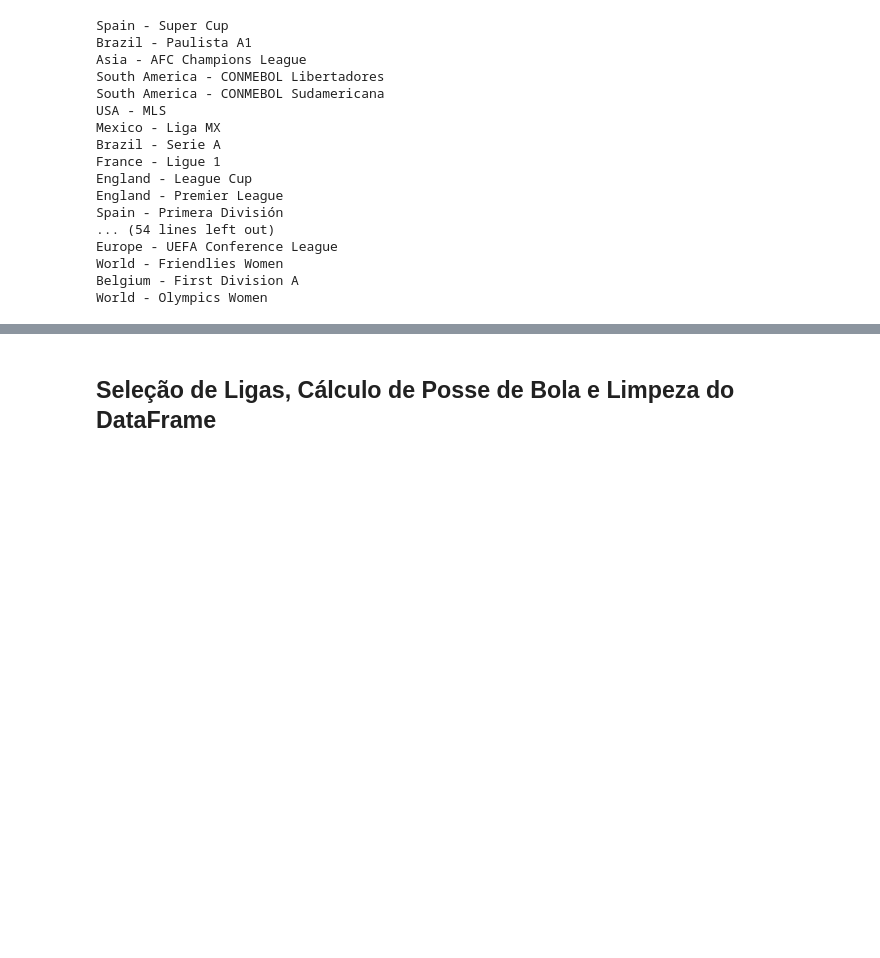
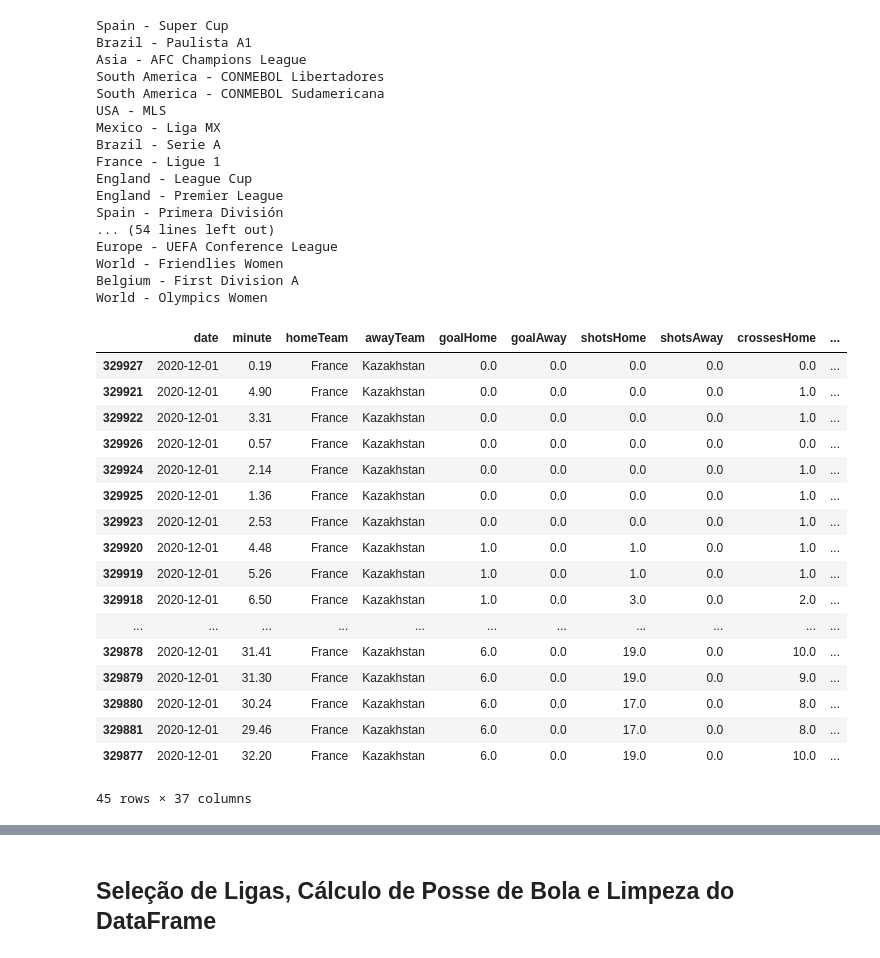
Before and after one commit to nathancarlos22/eo-fut-live, a Jupyter notebook: src/balanceando e tratando.ipynb, the cells around one changed output, grey strips where cells are left out. Cells and saved outputs as stored; diff of their text form; code cells hidden in the pictures; blank space fills up the shorter version.

```diff
--- a/src/balanceando e tratando.ipynb
+++ b/src/balanceando e tratando.ipynb
@@ -152,3 +152,24 @@ Belgium - First Division A
 World - Olympics Women
 # %%
 df_ht = df.copy()
+# %%
+df_ht[(df_ht['homeTeam']== 'France') & (df_ht['awayTeam']== 'Kazakhstan')].sort_values(by='goalHome').head(45)
+# %% [output]
+|  | date | minute | homeTeam | awayTeam | goalHome | goalAway | shotsHome | shotsAway | crossesHome | ... |
+| 329927 | 2020-12-01 | 0.19 | France | Kazakhstan | 0.0 | 0.0 | 0.0 | 0.0 | 0.0 | ... |
+| 329921 | 2020-12-01 | 4.90 | France | Kazakhstan | 0.0 | 0.0 | 0.0 | 0.0 | 1.0 | ... |
+| 329922 | 2020-12-01 | 3.31 | France | Kazakhstan | 0.0 | 0.0 | 0.0 | 0.0 | 1.0 | ... |
+| 329926 | 2020-12-01 | 0.57 | France | Kazakhstan | 0.0 | 0.0 | 0.0 | 0.0 | 0.0 | ... |
+| 329924 | 2020-12-01 | 2.14 | France | Kazakhstan | 0.0 | 0.0 | 0.0 | 0.0 | 1.0 | ... |
+| 329925 | 2020-12-01 | 1.36 | France | Kazakhstan | 0.0 | 0.0 | 0.0 | 0.0 | 1.0 | ... |
+| 329923 | 2020-12-01 | 2.53 | France | Kazakhstan | 0.0 | 0.0 | 0.0 | 0.0 | 1.0 | ... |
+| 329920 | 2020-12-01 | 4.48 | France | Kazakhstan | 1.0 | 0.0 | 1.0 | 0.0 | 1.0 | ... |
+| 329919 | 2020-12-01 | 5.26 | France | Kazakhstan | 1.0 | 0.0 | 1.0 | 0.0 | 1.0 | ... |
+| 329918 | 2020-12-01 | 6.50 | France | Kazakhstan | 1.0 | 0.0 | 3.0 | 0.0 | 2.0 | ... |
+| ... | ... | ... | ... | ... | ... | ... | ... | ... | ... | ... |
+| 329878 | 2020-12-01 | 31.41 | France | Kazakhstan | 6.0 | 0.0 | 19.0 | 0.0 | 10.0 | ... |
+| 329879 | 2020-12-01 | 31.30 | France | Kazakhstan | 6.0 | 0.0 | 19.0 | 0.0 | 9.0 | ... |
+| 329880 | 2020-12-01 | 30.24 | France | Kazakhstan | 6.0 | 0.0 | 17.0 | 0.0 | 8.0 | ... |
+| 329881 | 2020-12-01 | 29.46 | France | Kazakhstan | 6.0 | 0.0 | 17.0 | 0.0 | 8.0 | ... |
+| 329877 | 2020-12-01 | 32.20 | France | Kazakhstan | 6.0 | 0.0 | 19.0 | 0.0 | 10.0 | ... |
+45 rows × 37 columns
```
Also changed, not shown: parts of 16 cells of this notebook, 10 other files.
